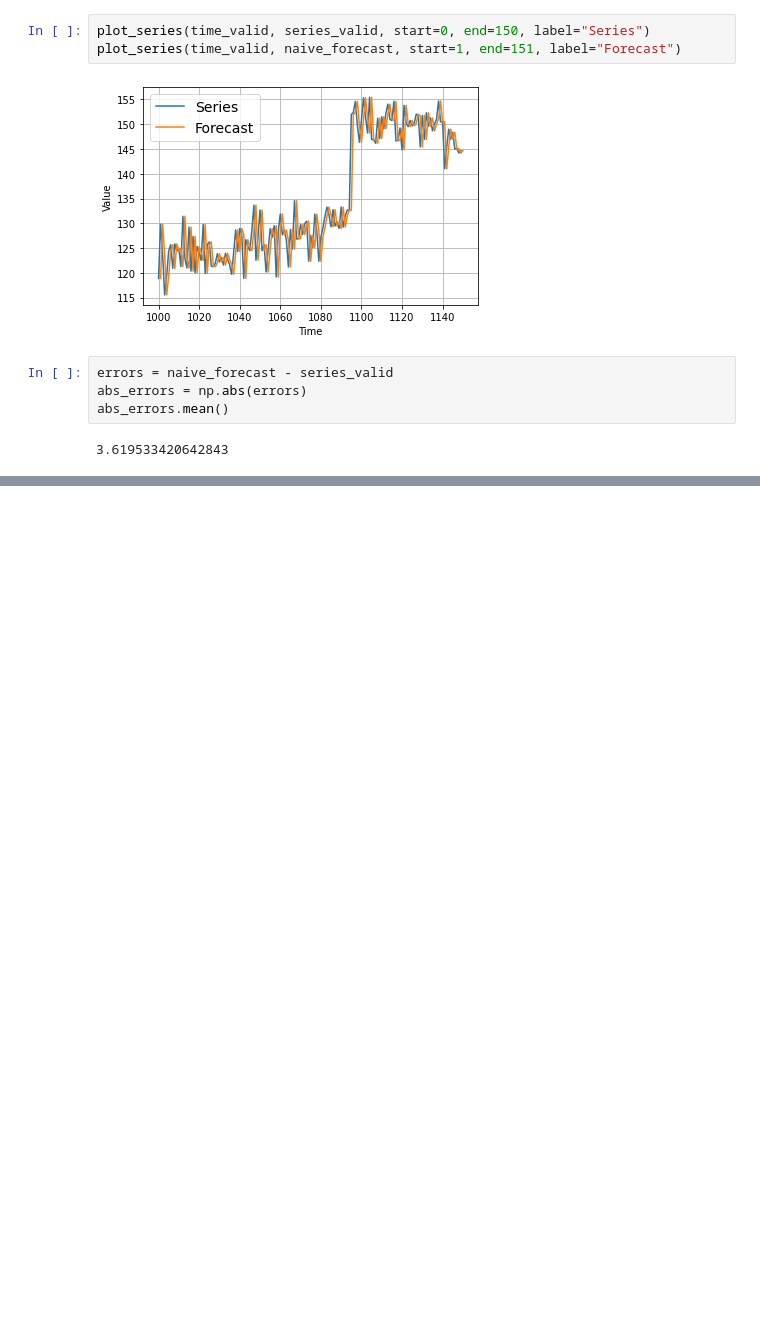
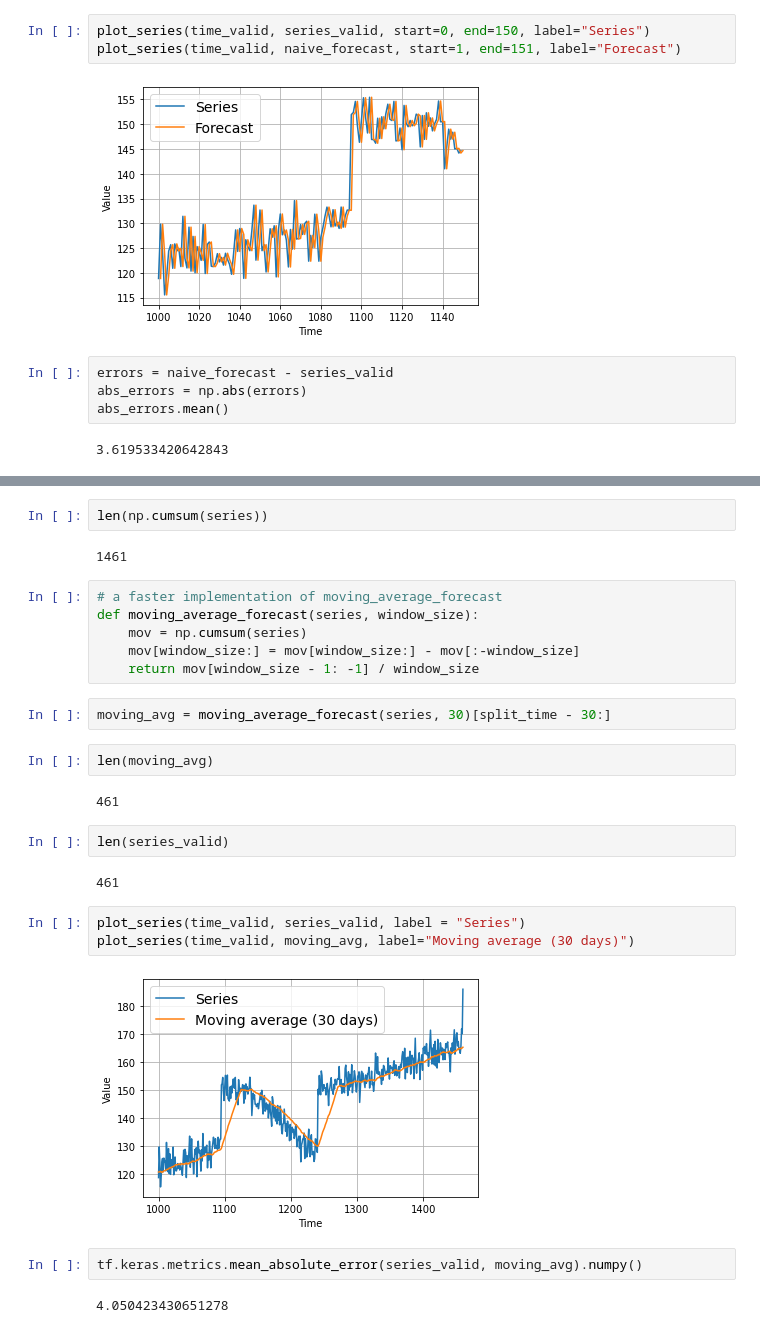
Before and after one commit to AEsir777/some-data-analysis-project, a Jupyter notebook: time series forcasting/Naive Forecasting.ipynb, the cells around one changed output, grey strips where cells are left out. Cells and saved outputs as stored; diff of their text form; blank space fills up the shorter version.

Commit message:
add moving average forecasting

```diff
--- a/time series forcasting/Naive Forecasting.ipynb
+++ b/time series forcasting/Naive Forecasting.ipynb
@@ -82,0 +98,29 @@ abs_errors.mean()
+# %%
+len(np.cumsum(series))
+# %% [output]
+1461
+# %%
+# a faster implementation of moving_average_forecast
+def moving_average_forecast(series, window_size):
+    mov = np.cumsum(series)
+    mov[window_size:] = mov[window_size:] - mov[:-window_size]
+    return mov[window_size - 1: -1] / window_size
+# %%
+moving_avg = moving_average_forecast(series, 30)[split_time - 30:]
+# %%
+len(moving_avg)
+# %% [output]
+461
+# %%
+len(series_valid)
+# %% [output]
+461
+# %%
+plot_series(time_valid, series_valid, label = "Series")
+plot_series(time_valid, moving_avg, label="Moving average (30 days)")
+# %% [output]
+[figure, added]
+# %%
+tf.keras.metrics.mean_absolute_error(series_valid, moving_avg).numpy()
+# %% [output]
+4.050423430651278
```
Also changed, not shown: parts of 13 cells of this notebook.
